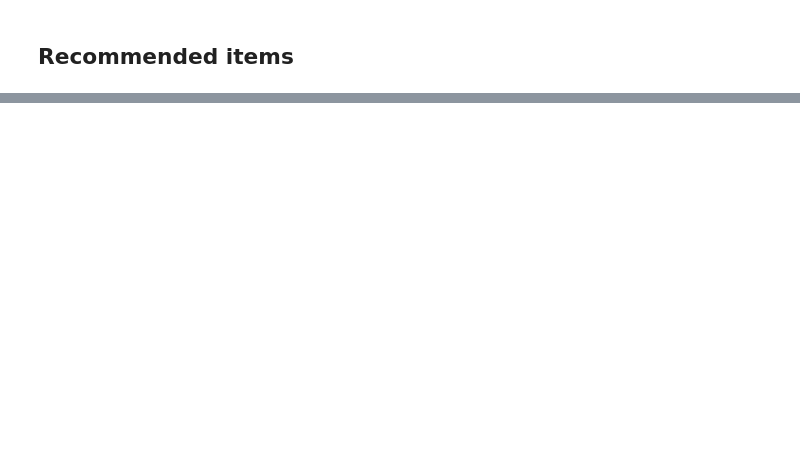
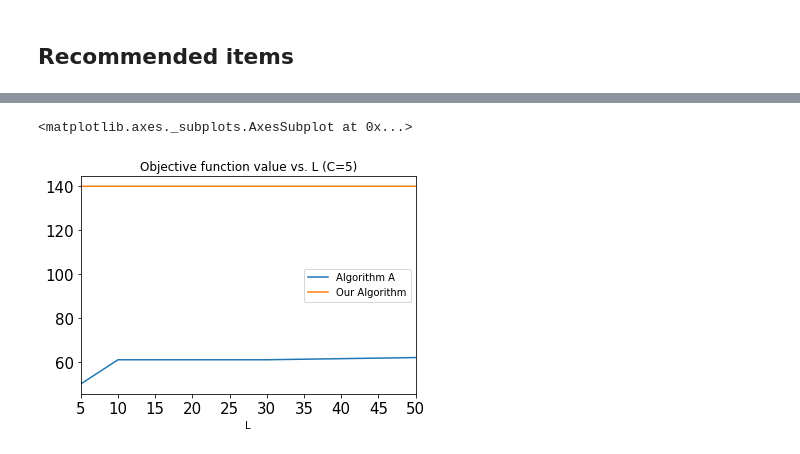
Before and after one commit to SpirosChadoulos/SocialNetworksMScAssignment, a Jupyter notebook: Relaxation.ipynb, the cells around one changed output, grey strips where cells are left out. Saved outputs shown, nothing was run; the diff lists cells and outputs as text; code cells hidden in the pictures; blank space fills up the shorter version.

```diff
--- a/Relaxation.ipynb
+++ b/Relaxation.ipynb
@@ -320,0 +1028,5 @@ y.shape
+# %%
+plots1.tail(5).plot(x='L',y=['Algorithm A','Our Algorithm'],title='Objective function value vs. L (C=5)',fontsize=15)
+# %% [output]
+<matplotlib.axes._subplots.AxesSubplot at 0x...>
+[figure, added]
```
Also changed, not shown: parts of 89 cells of this notebook, 16 other files.
